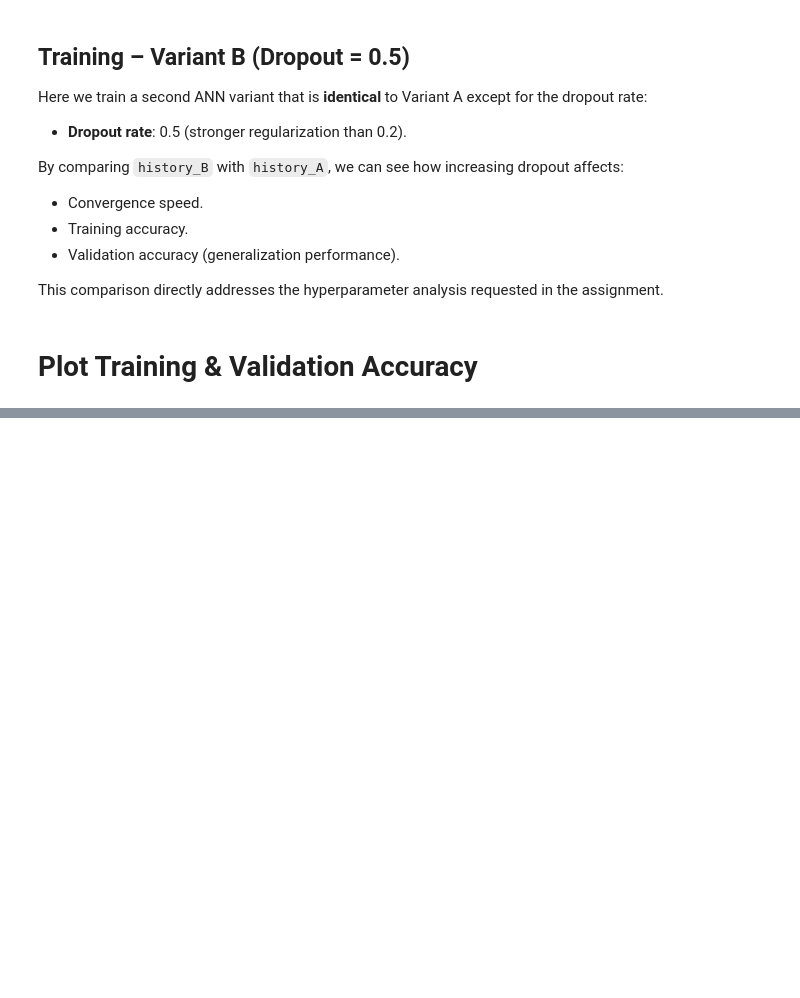
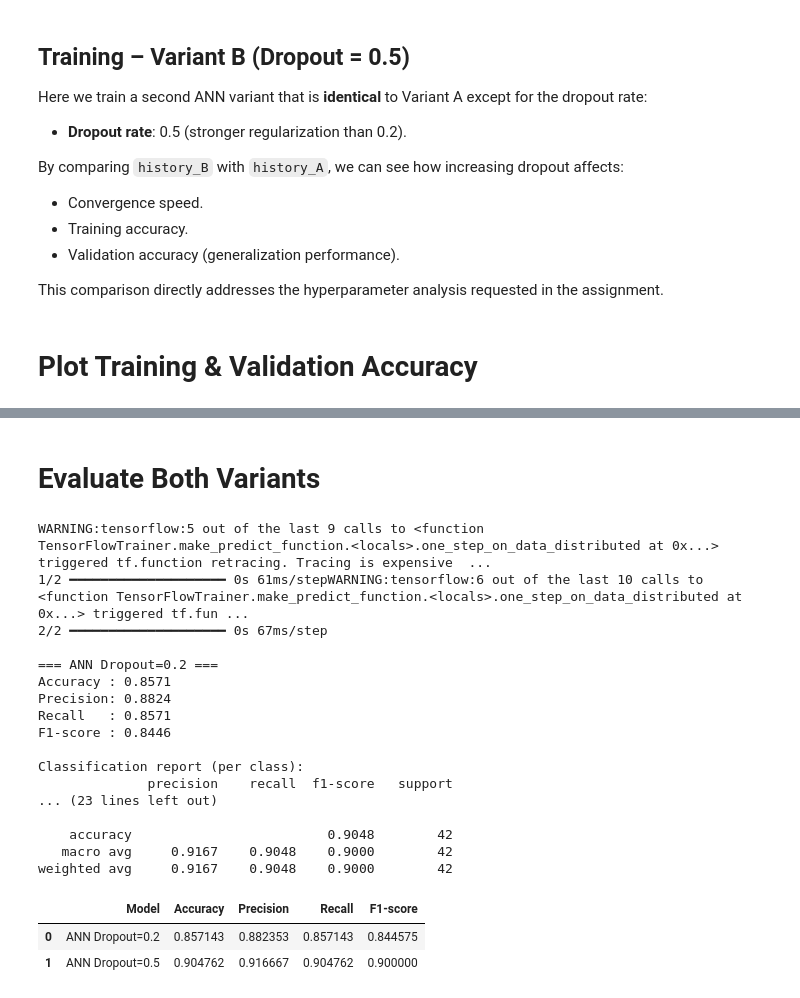
Before and after one commit to RenanSdeSilva/-UNFC-seeds-ann-project, a Jupyter notebook: notebooks/seeds_ann.ipynb, the cells around one changed output, grey strips where cells are left out. Drawn from its saved outputs; the diff is of its cells as text; code cells hidden in the pictures; blank space fills up the shorter version.

```diff
--- a/notebooks/seeds_ann.ipynb
+++ b/notebooks/seeds_ann.ipynb
@@ -405,0 +456,46 @@ plot_history_compare(
+# %% [markdown]
+# Evaluate Both Variants
+# %%
+metrics_A = evaluate_model(model_A, X_test_scaled, y_test, model_name=f"ANN Dropout={dropout_A}")
+metrics_B = evaluate_model(model_B, X_test_scaled, y_test, model_name=f"ANN Dropout={dropout_B}")
+
+# Create a summary DataFrame
+results_df = pd.DataFrame([
+    {
+        "Model": metrics_A["model"],
+        "Accuracy": metrics_A["accuracy"],
+        "Precision": metrics_A["precision"],
+        "Recall": metrics_A["recall"],
+        "F1-score": metrics_A["f1"]
+    },
+    {
+        "Model": metrics_B["model"],
+        "Accuracy": metrics_B["accuracy"],
+        "Precision": metrics_B["precision"],
+        "Recall": metrics_B["recall"],
+        "F1-score": metrics_B["f1"]
+    }
+])
+
+results_df
+# %% [output]
+WARNING:tensorflow:5 out of the last 9 calls to <function TensorFlowTrainer.make_predict_function.<locals>.one_step_on_data_distributed at 0x...> triggered tf.function retracing. Tracing is expensive  ...
+1/2 ━━━━━━━━━━━━━━━━━━━━ 0s 61ms/stepWARNING:tensorflow:6 out of the last 10 calls to <function TensorFlowTrainer.make_predict_function.<locals>.one_step_on_data_distributed at 0x...> triggered tf.fun ...
+2/2 ━━━━━━━━━━━━━━━━━━━━ 0s 67ms/step
+
+=== ANN Dropout=0.2 ===
+Accuracy : 0.8571
+Precision: 0.8824
+Recall   : 0.8571
+F1-score : 0.8446
+
+Classification report (per class):
+              precision    recall  f1-score   support
+... (23 lines left out)
+
+    accuracy                         0.9048        42
+   macro avg     0.9167    0.9048    0.9000        42
+weighted avg     0.9167    0.9048    0.9000        42
+|  | Model | Accuracy | Precision | Recall | F1-score |
+| 0 | ANN Dropout=0.2 | 0.857143 | 0.882353 | 0.857143 | 0.844575 |
+| 1 | ANN Dropout=0.5 | 0.904762 | 0.916667 | 0.904762 | 0.900000 |
```
Also changed, not shown: parts of 6 cells of this notebook.
